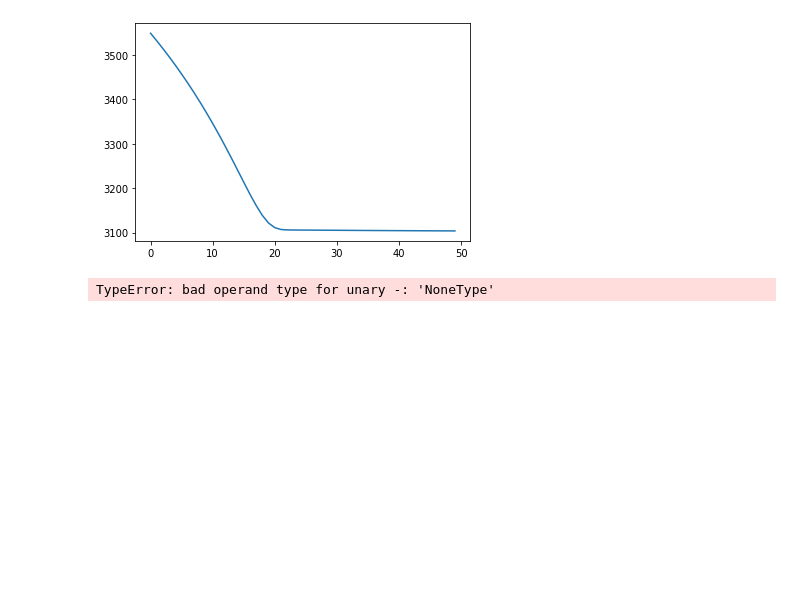
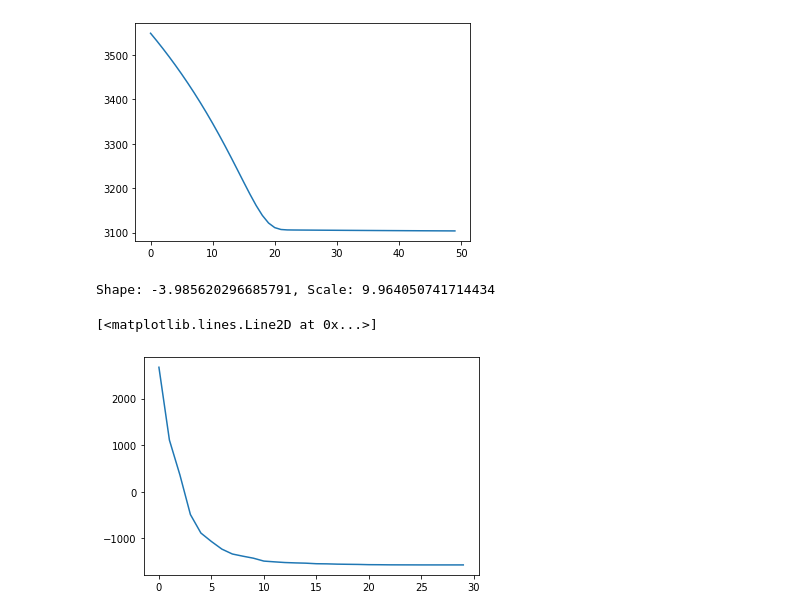
Before and after one commit to tymefighter/Forecast, a Jupyter notebook: notebooks/optimization.ipynb, the cells around one changed output. Cells and saved outputs as stored; diff of their text form; code cells hidden in the pictures; blank space fills up the shorter version.

```diff
--- a/notebooks/optimization.ipynb
+++ b/notebooks/optimization.ipynb
@@ -232,15 +252,23 @@ Shape: 0.4062609418001681, Scale: 5.820473159380671
 # %%
 gpd = GeneralizedParetoDistribution(-4, 10)
 n = 2000
 data = gpd.sample(n)
 
-shape = np.random.uniform(-7, 7)
-scale = np.random.uniform(1, 40)
+shape = np.random.uniform(-7, 1)
+scale = np.random.uniform(5, 13)
 
-params, negLikelihood_vals = GpdEstimate.gradDescentLineSearch(data, shape, scale, numIterations=30)
+params, negLikelihood_vals = GpdEstimate.gradDescentLineSearch(
+    data,
+    shape, scale,
+    1e-3, 0.5,
+    numIterations=30
+)
+
 shapeParam, scaleParam = params[0], params[1]
 
 print(f'Shape: {shapeParam}, Scale: {scaleParam}')
 plt.plot(negLikelihood_vals)
 # %% [output]
-TypeError: bad operand type for unary -: 'NoneType'
+Shape: -3.985620296685791, Scale: 9.964050741714434
+[<matplotlib.lines.Line2D at 0x...>]
+[figure, added]
```
Also changed, not shown: parts of 8 cells of this notebook, 1 other file.
